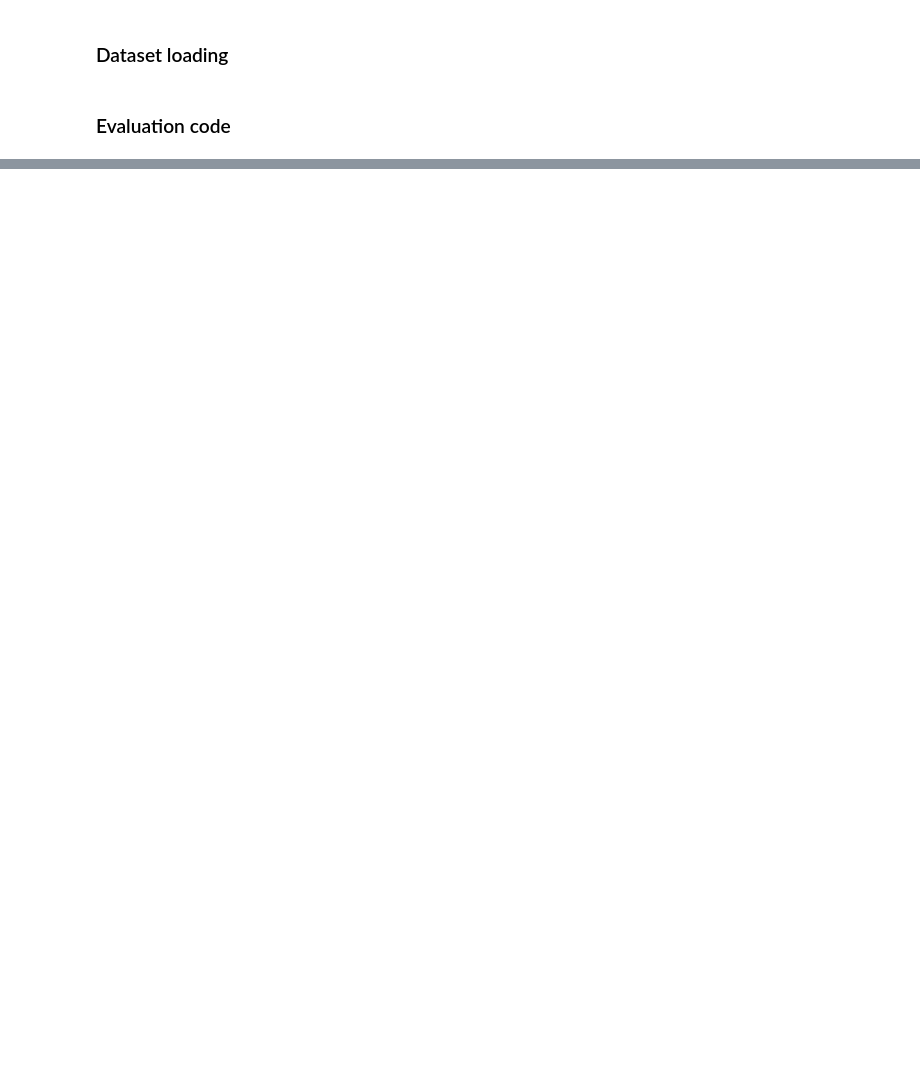
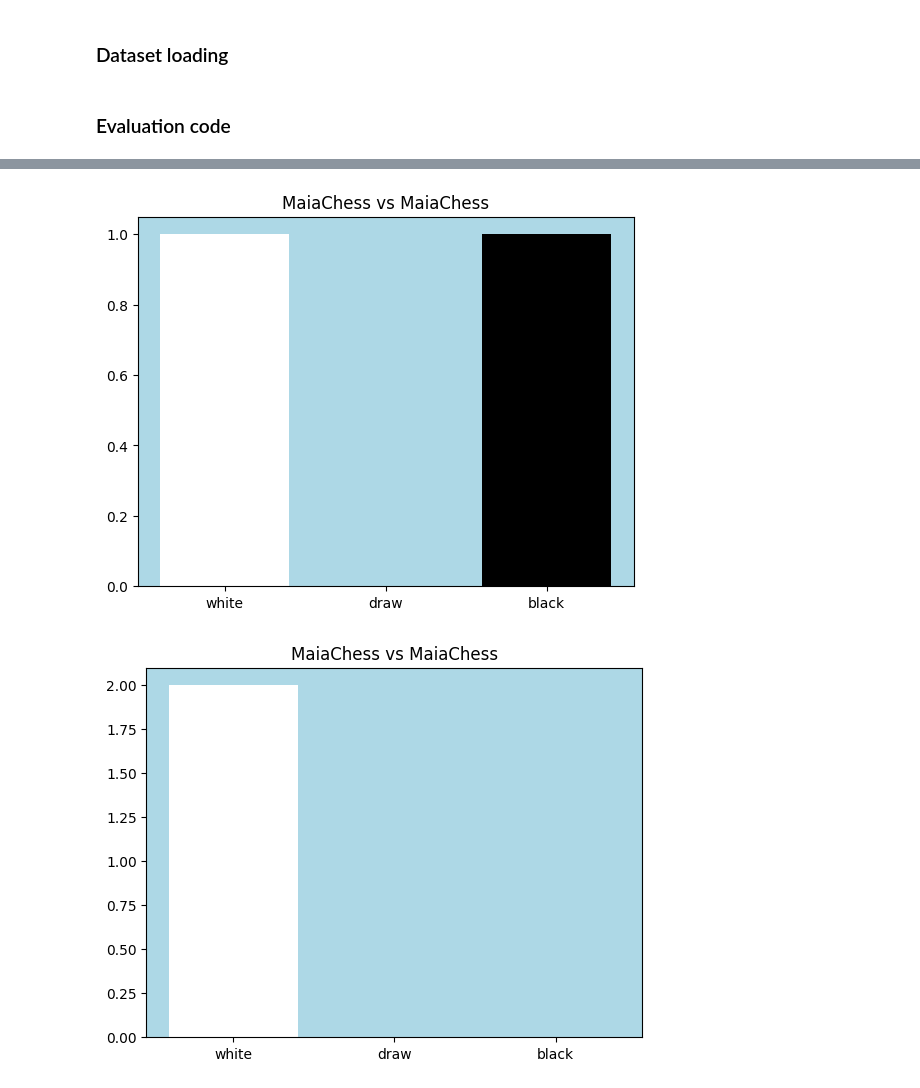
Before and after one commit to MatTheTab/PikeBot, a Jupyter notebook: evaluation/evaluate_engines.ipynb, the cells around one changed output, grey strips where cells are left out. Drawn from its saved outputs; the diff is of its cells as text; code cells hidden in the pictures; blank space fills up the shorter version.

```diff
--- a/evaluation/evaluate_engines.ipynb
+++ b/evaluation/evaluate_engines.ipynb
@@ -67,24 +70,14 @@ engine2 = PikeBotHeuristic3(
 )
 # %% [markdown]
 ### Dataset loading
-# %%
-boards_datasets = dict()
-for path in evaluation_dataset_paths:
-    pgn = open(path)
-    boards_dataset = list()
-
-    while True:
-        board = chess.Board()
-        move_history = list()
-        game = chess.pgn.read_game(pgn)
-        if game is None:
-            break
-        for move in game.mainline_moves():
-            move_history.append(board.copy())
-            board.push(move)
-        boards_dataset.append((board, move_history))
-
-    boards_datasets[path] = boards_dataset
+# %%
+boards_datasets = dict()
+for path in evaluation_dataset_paths:
+    boards_dataset = get_boards_dataset(path)
+
+    boards_datasets[path] = boards_dataset
+# %%
+boards_datasets['games/silversuite.pgn'] = boards_datasets['games/silversuite.pgn'][:2]
 # %% [markdown]
 ### Evaluation code
 # %%
@@ -128,0 +116,5 @@ for path, boards_dataset in boards_datasets.items():
+# %%
+evaluate(engine1, engine1, boards_datasets, maia_elo, 800)
+# %% [output]
+[figure, added]
+[figure, added]
```
Also changed, not shown: parts of 5 cells of this notebook, 3 other files.
